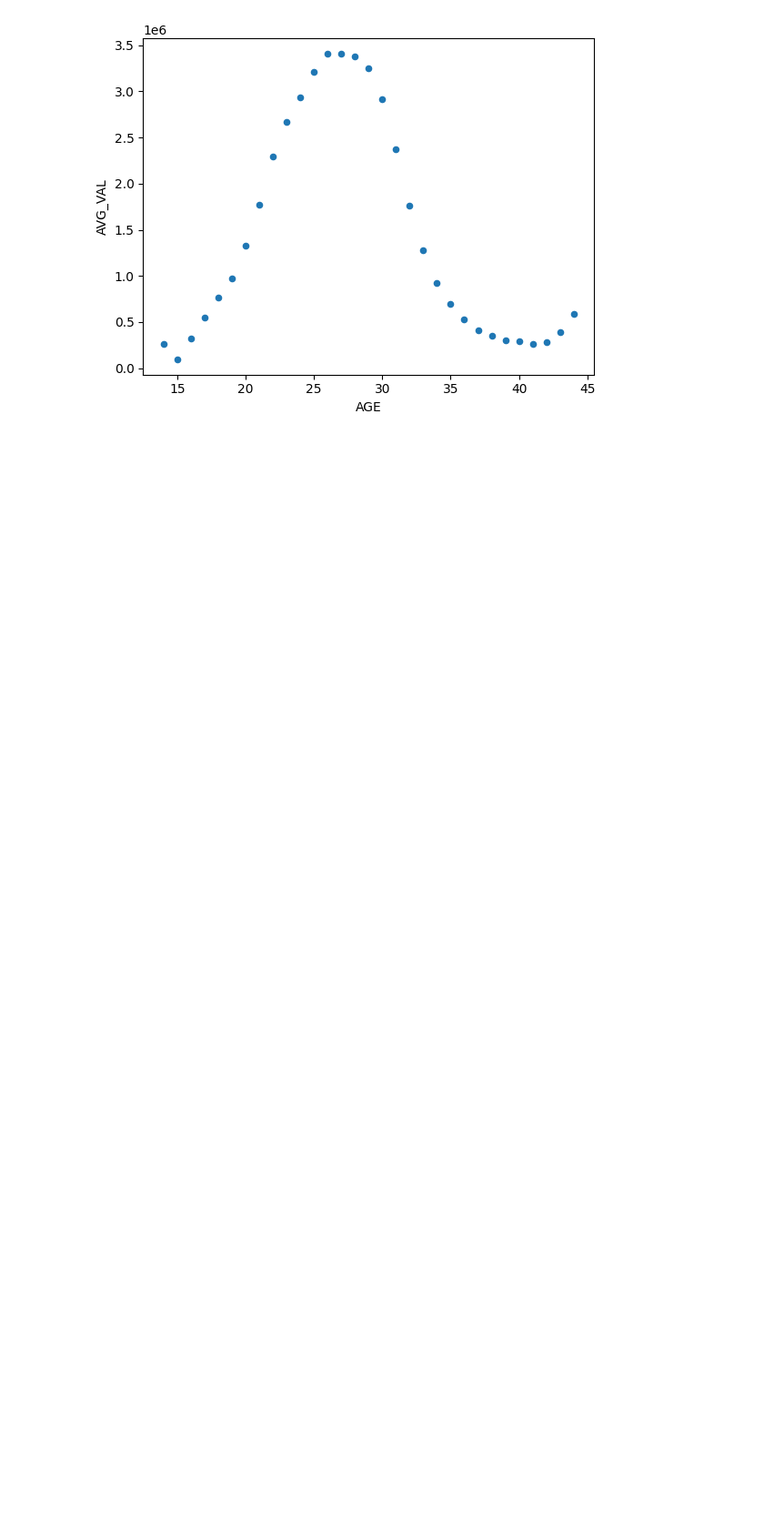
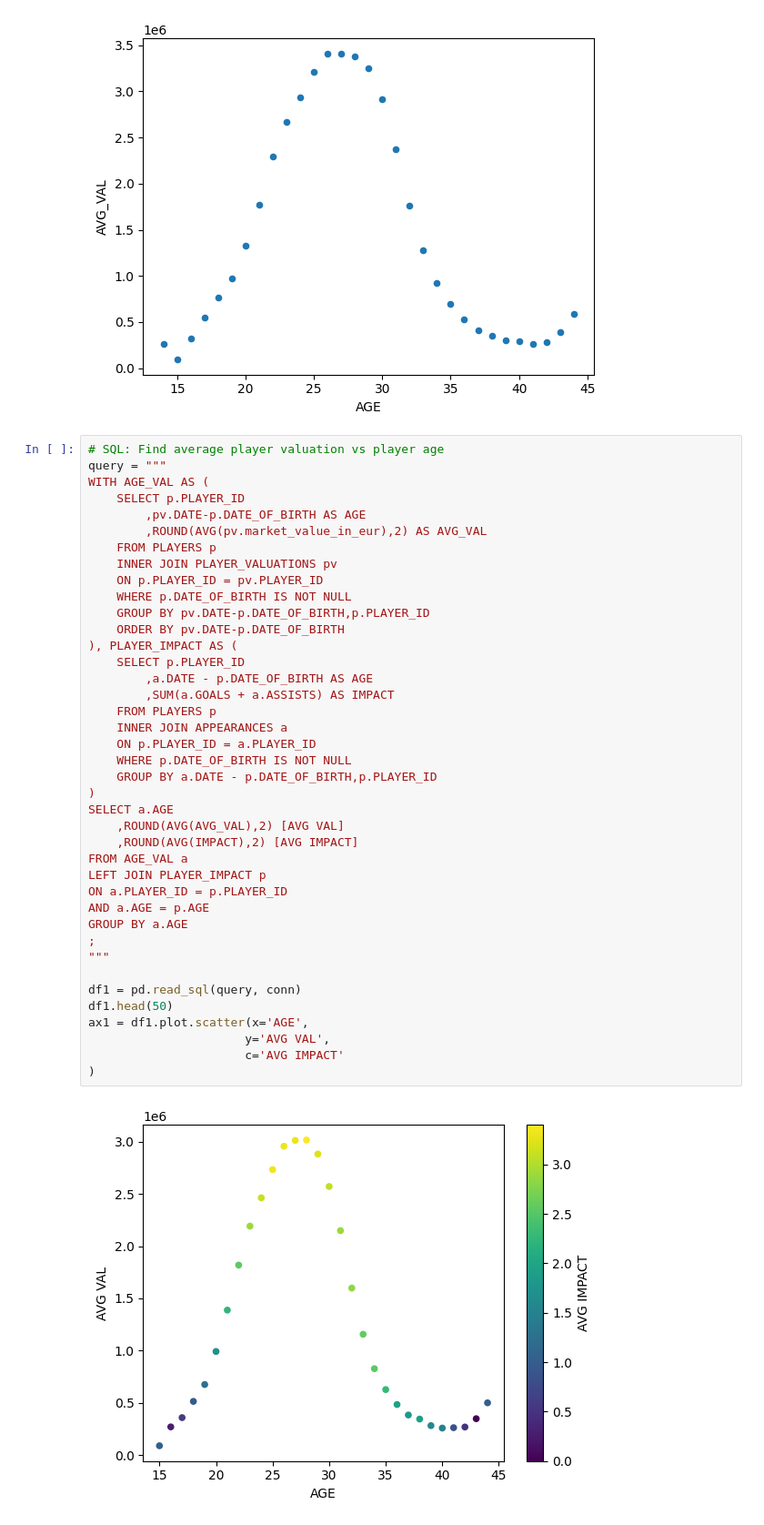
Before and after one commit to NickP2007/transfermarkt, a Jupyter notebook: transfermarkt_graphics.ipynb, the cells around one changed output. Shown at 91% size. Saved outputs shown, nothing was run; the diff lists cells and outputs as text; blank space fills up the shorter version.

```diff
--- a/transfermarkt_graphics.ipynb
+++ b/transfermarkt_graphics.ipynb
@@ -25,3 +27,45 @@ ax1 = df1.plot.scatter(x='AGE',
 )
 # %% [output]
 [figure]
+# %%
+# SQL: Find average player valuation vs player age
+query = """
+WITH AGE_VAL AS (
+    SELECT p.PLAYER_ID
+        ,pv.DATE-p.DATE_OF_BIRTH AS AGE
+        ,ROUND(AVG(pv.market_value_in_eur),2) AS AVG_VAL
+    FROM PLAYERS p
+    INNER JOIN PLAYER_VALUATIONS pv
+    ON p.PLAYER_ID = pv.PLAYER_ID
+    WHERE p.DATE_OF_BIRTH IS NOT NULL
+    GROUP BY pv.DATE-p.DATE_OF_BIRTH,p.PLAYER_ID
+    ORDER BY pv.DATE-p.DATE_OF_BIRTH
+), PLAYER_IMPACT AS (
+    SELECT p.PLAYER_ID
+        ,a.DATE - p.DATE_OF_BIRTH AS AGE
+        ,SUM(a.GOALS + a.ASSISTS) AS IMPACT
+    FROM PLAYERS p
+    INNER JOIN APPEARANCES a
+    ON p.PLAYER_ID = a.PLAYER_ID
+    WHERE p.DATE_OF_BIRTH IS NOT NULL
+    GROUP BY a.DATE - p.DATE_OF_BIRTH,p.PLAYER_ID
+)
+SELECT a.AGE
+    ,ROUND(AVG(AVG_VAL),2) [AVG VAL]
+    ,ROUND(AVG(IMPACT),2) [AVG IMPACT]
+FROM AGE_VAL a
+LEFT JOIN PLAYER_IMPACT p
+ON a.PLAYER_ID = p.PLAYER_ID
+AND a.AGE = p.AGE
+GROUP BY a.AGE
+;
+"""
+
+df1 = pd.read_sql(query, conn)
+df1.head(50)
+ax1 = df1.plot.scatter(x='AGE',
+                      y='AVG VAL',
+                      c='AVG IMPACT'
+)
+# %% [output]
+[figure, added]
```
Also changed, not shown: parts of 3 cells of this notebook, 2 other files.
